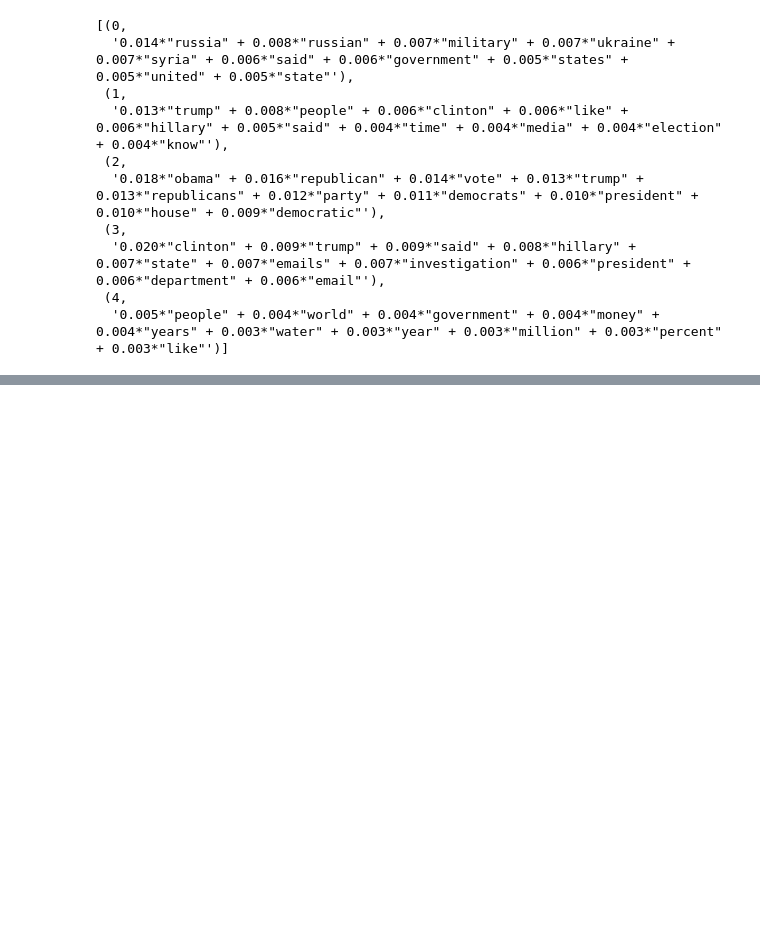
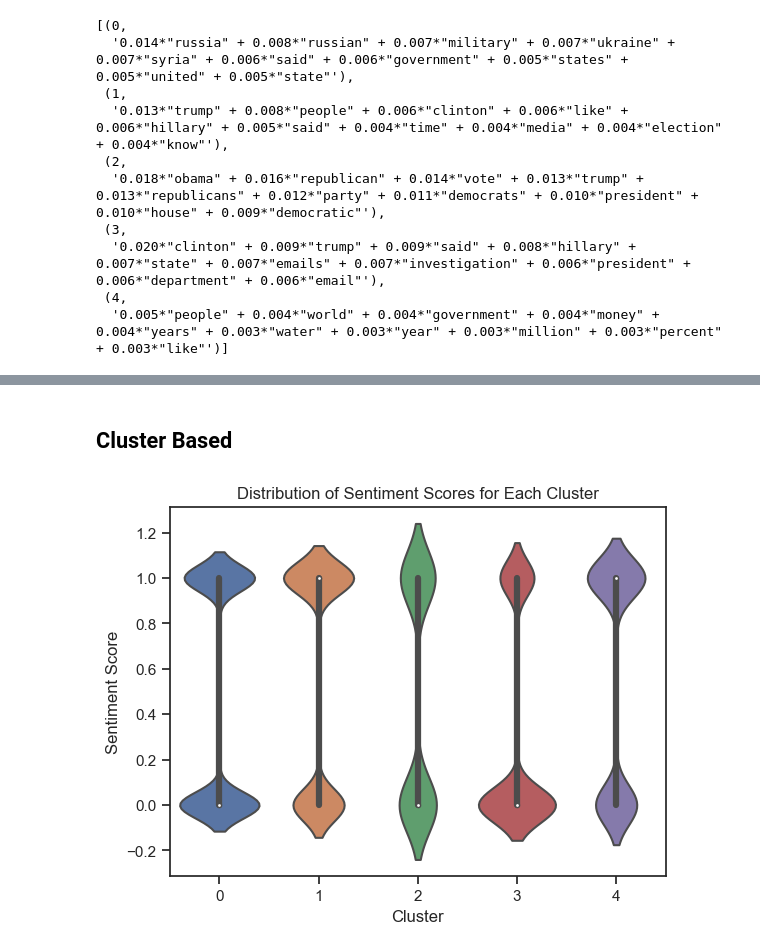
Before and after one commit to Ankuraxz/CanisData, a Jupyter notebook: Dataprocessing.ipynb, the cells around one changed output, grey strips where cells are left out. Cells and saved outputs as stored; diff of their text form; code cells hidden in the pictures; blank space fills up the shorter version.

```diff
--- a/Dataprocessing.ipynb
+++ b/Dataprocessing.ipynb
@@ -240,0 +337,11 @@ lda_model.print_topics()
+# %% [markdown]
+## Cluster Based
+# %%
+# Create a violin plot of sentiment scores for each cluster
+sns.violinplot(x='cluster', y='sentiment', data=df)
+plt.xlabel('Cluster')
+plt.ylabel('Sentiment Score')
+plt.title('Distribution of Sentiment Scores for Each Cluster')
+plt.show()
+# %% [output]
+[figure, added]
```
Also changed, not shown: parts of 16 cells of this notebook.
